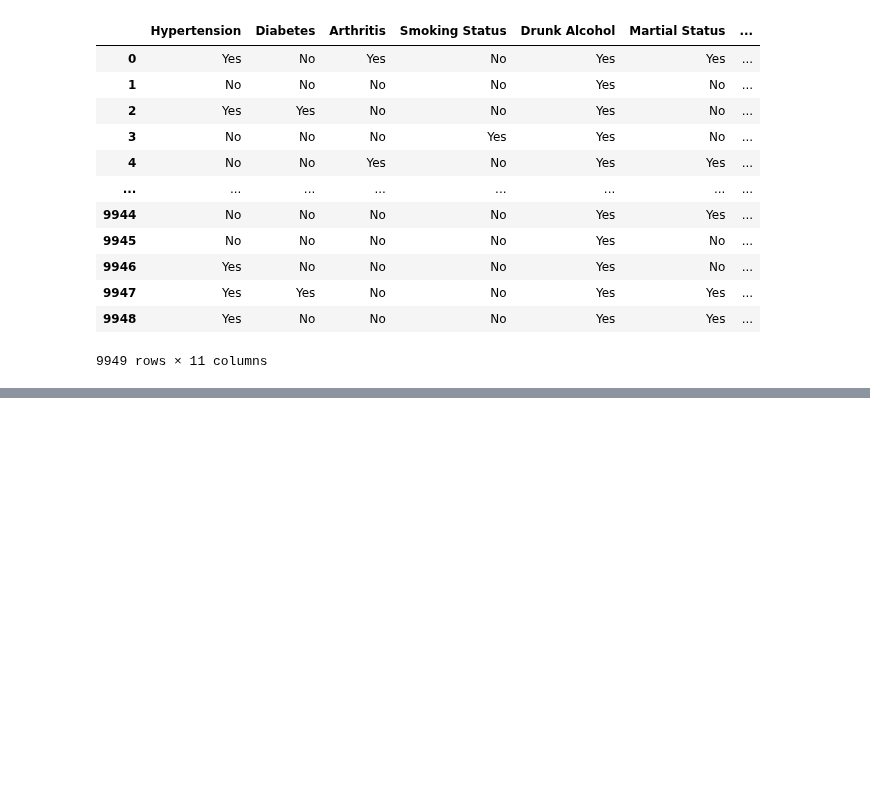
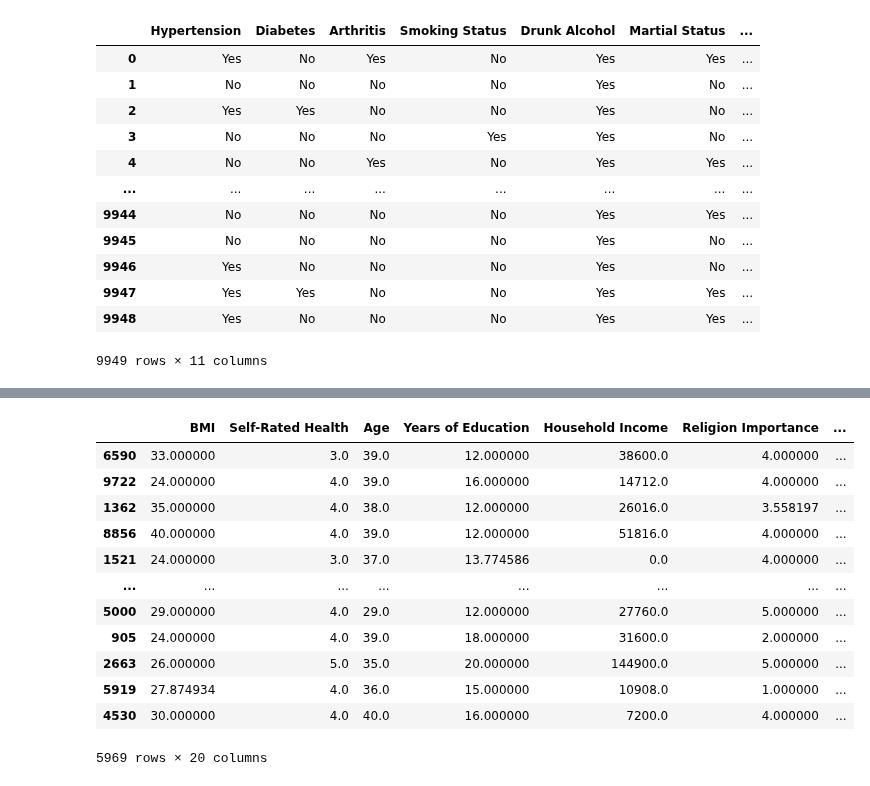
Before and after one commit to yiang-li/Predicting-Mortality-Machine-Learning, a Jupyter notebook: code_wls.ipynb, the cells around one changed output, grey strips where cells are left out. Saved outputs shown, nothing was run; the diff lists cells and outputs as text; code cells hidden in the pictures; blank space fills up the shorter version.

```diff
--- a/code_wls.ipynb
+++ b/code_wls.ipynb
@@ -135,0 +208,20 @@ wls_clean.to_csv('wls_clean.csv', index=False)
+# %%
+Con_ftr = ['BMI', 'Self-Rated Health', 'Age', 'Years of Education', 'Household Income', 'Religion Importance',
+           'Social with Relatives']
+Cat_ftr = ['Hypertension', 'Diabetes', 'Arthritis', 'Smoking Status', 'Drunk Alcohol', 'Martial Status',
+           'Children Coresidence', 'Grandchildren Coresidence', 'Functional Limitation', 'Sex', 'Race']
+X_train
+# %% [output]
+|  | BMI | Self-Rated Health | Age | Years of Education | Household Income | Religion Importance | ... |
+| 6590 | 33.000000 | 3.0 | 39.0 | 12.000000 | 38600.0 | 4.000000 | ... |
+| 9722 | 24.000000 | 4.0 | 39.0 | 16.000000 | 14712.0 | 4.000000 | ... |
+| 1362 | 35.000000 | 4.0 | 38.0 | 12.000000 | 26016.0 | 3.558197 | ... |
+| 8856 | 40.000000 | 4.0 | 39.0 | 12.000000 | 51816.0 | 4.000000 | ... |
+| 1521 | 24.000000 | 3.0 | 37.0 | 13.774586 | 0.0 | 4.000000 | ... |
+| ... | ... | ... | ... | ... | ... | ... | ... |
+| 5000 | 29.000000 | 4.0 | 29.0 | 12.000000 | 27760.0 | 5.000000 | ... |
+| 905 | 24.000000 | 4.0 | 39.0 | 18.000000 | 31600.0 | 2.000000 | ... |
+| 2663 | 26.000000 | 5.0 | 35.0 | 20.000000 | 144900.0 | 5.000000 | ... |
+| 5919 | 27.874934 | 4.0 | 36.0 | 15.000000 | 10908.0 | 1.000000 | ... |
+| 4530 | 30.000000 | 4.0 | 40.0 | 16.000000 | 7200.0 | 4.000000 | ... |
+5969 rows × 20 columns
```
Also changed, not shown: parts of 24 cells of this notebook, 5 other files.
